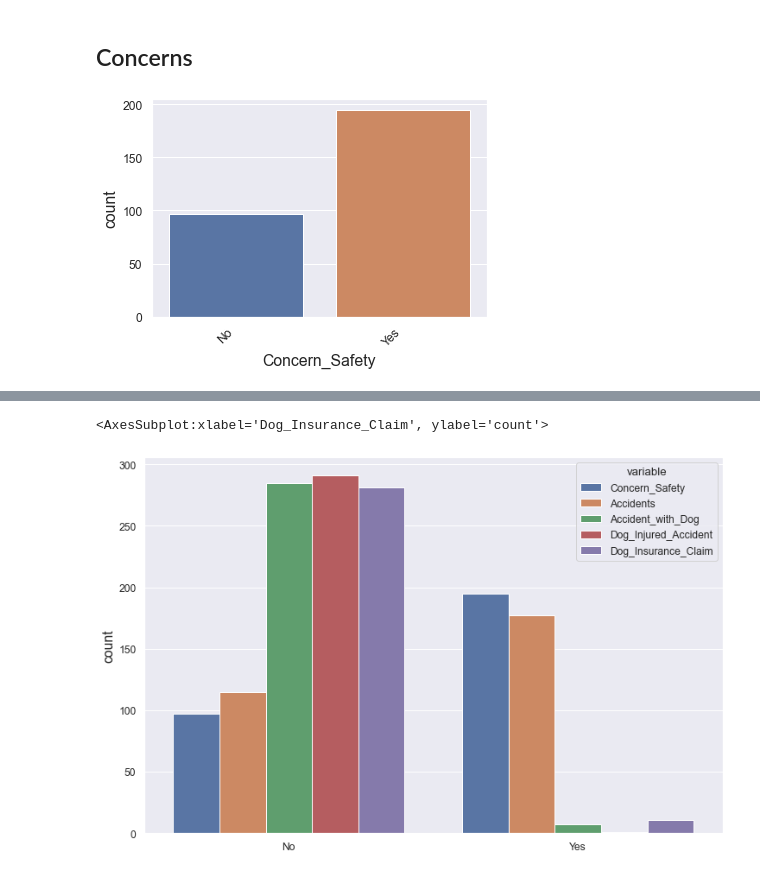
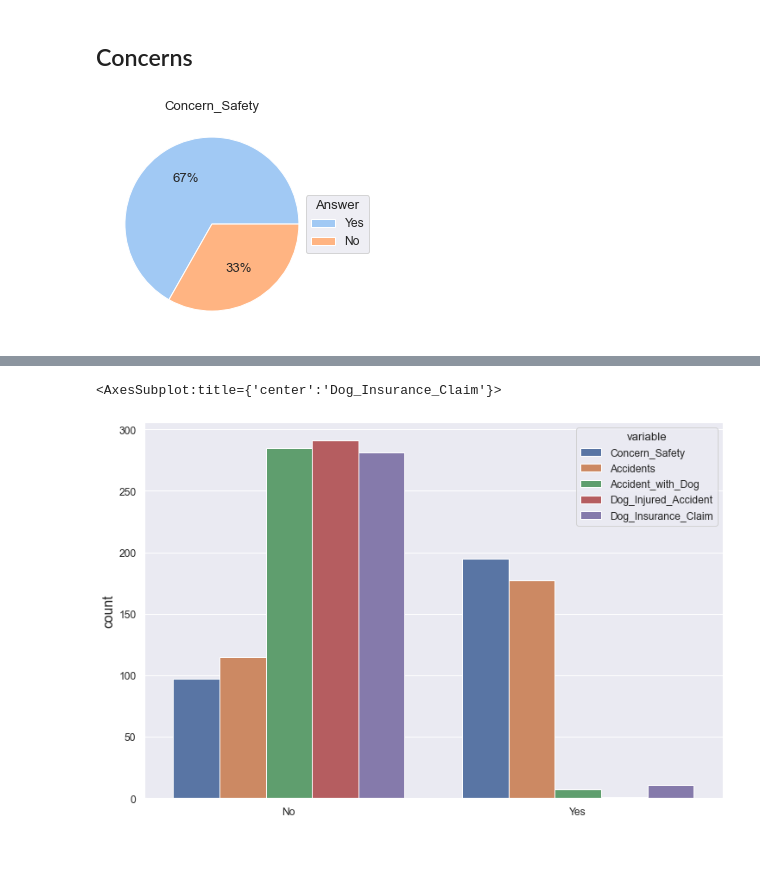
Before and after one commit to markhary/emba912_survey, a Jupyter notebook: ruby.ipynb, the cells around one changed output, grey strips where cells are left out. Drawn from its saved outputs; the diff is of its cells as text; code cells hidden in the pictures.

```diff
--- a/ruby.ipynb
+++ b/ruby.ipynb
@@ -111,6 +111,7 @@ def create_pie_chart(data, column, save, ax=None, save_filename=None):
     data = [n_yes, n_no]
     ax.pie(data, colors=colors, autopct='%.0f%%');
     ax.legend(title="Answer", loc="center right", labels=labels, bbox_to_anchor=(1, 0, 0.25, 1))
+    ax.set_title(column)
 
     if save:
         save_figure(fig, save_filename)
@@ -621,13 +624,13 @@ save_figure(chart.get_figure(), 'Vehicles');
 # %%
 #Concern_Safety                     object
 #Accidents                          object
 #Accident_with_Dog                  object
 #Dog_Injured_Accident               object
 #Dog_Insurance_Claim                object
-create_countplot(survey_data, "Concern_Safety", True, NO_YES)
-create_countplot(survey_data, "Accidents", True, NO_YES)
-create_countplot(survey_data, "Accident_with_Dog", True, NO_YES)
-create_countplot(survey_data, "Dog_Injured_Accident", True, NO_YES)
-create_countplot(survey_data, "Dog_Insurance_Claim", True, NO_YES)
+create_pie_chart(survey_data, "Concern_Safety", True)
+create_pie_chart(survey_data, "Accidents", True)
+create_pie_chart(survey_data, "Accident_with_Dog", True)
+create_pie_chart(survey_data, "Dog_Injured_Accident", True)
+create_pie_chart(survey_data, "Dog_Insurance_Claim", True)
 # %% [output]
-[figure, old version]
+[figure, new version]
@@ -638,4 +641,4 @@ create_countplot(survey_data, "Dog_Insurance_Claim", True, NO_YES)
-<AxesSubplot:xlabel='Dog_Insurance_Claim', ylabel='count'>
+<AxesSubplot:title={'center':'Dog_Insurance_Claim'}>
 # %%
 columns = ["Concern_Safety", "Accidents", "Accident_with_Dog", "Dog_Injured_Accident", "Dog_Insurance_Claim"]
 concerns_combined = pd.melt(survey_data[columns])
```
Also changed, not shown: parts of 13 cells of this notebook, 24 other files.
